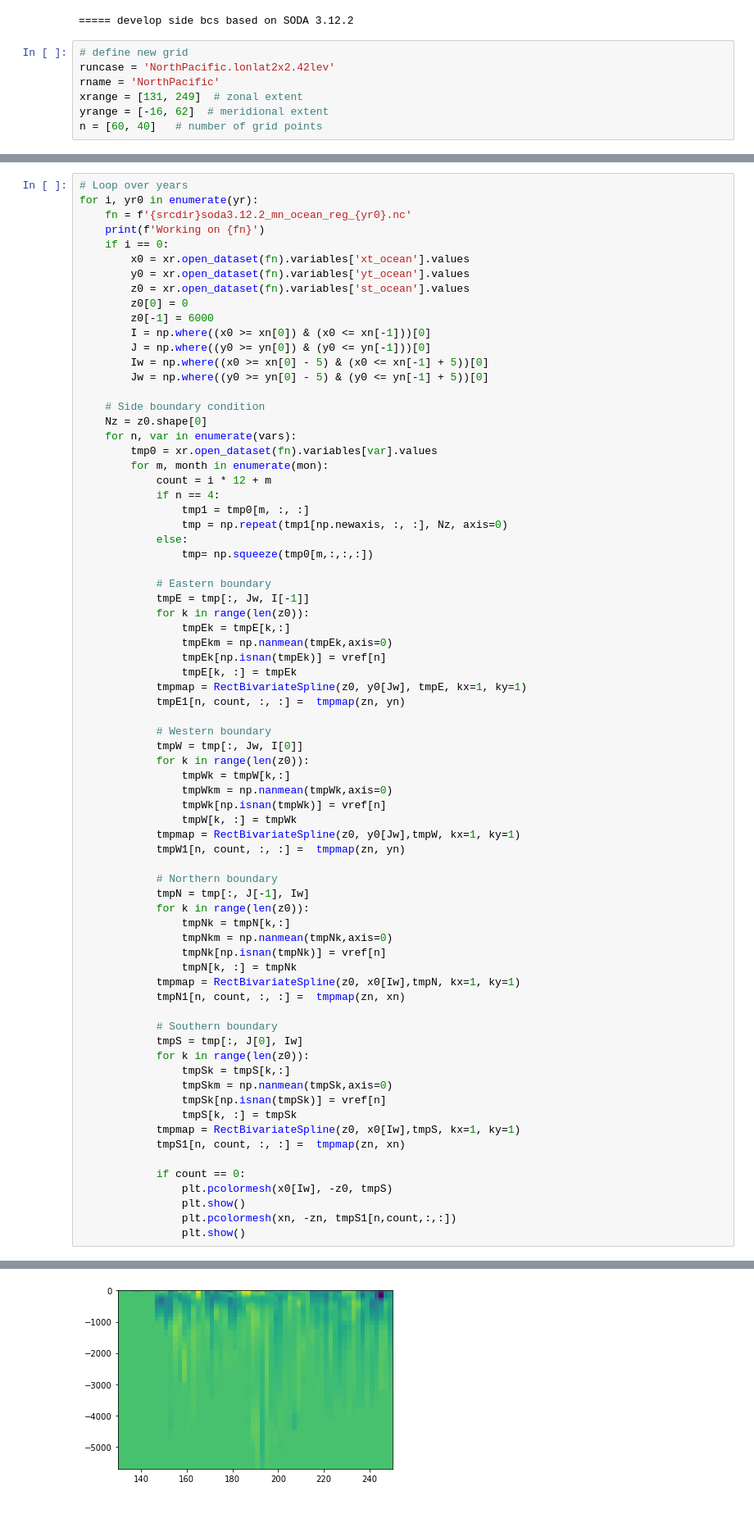
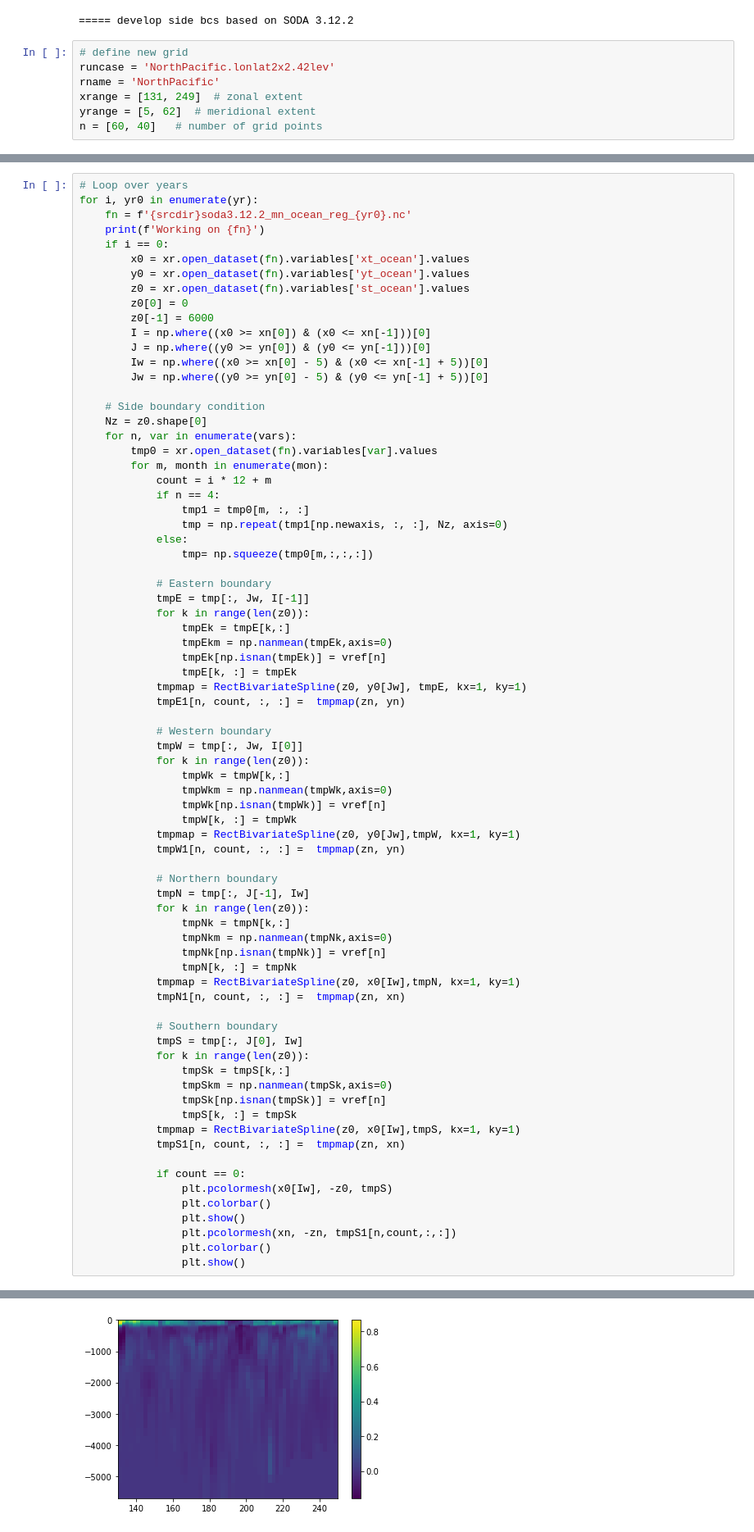
Before and after one commit to takaito1/MITgcm_regional_setup, a Jupyter notebook: create_ocean_bc.ipynb, the cells around one changed output, grey strips where cells are left out. Shown: that part at 82% size. Drawn from its saved outputs; the diff is of its cells as text.

```diff
--- a/create_ocean_bc.ipynb
+++ b/create_ocean_bc.ipynb
@@ -23,7 +23,7 @@ caseroot = './'
 runcase = 'NorthPacific.lonlat2x2.42lev'
 rname = 'NorthPacific'
 xrange = [131, 249]  # zonal extent
-yrange = [-16, 62]  # meridional extent
+yrange = [5, 62]  # meridional extent
 n = [60, 40]   # number of grid points
 # %%
 #define a new grid coordinates
@@ -139,8 +139,10 @@ for i, yr0 in enumerate(yr):
 
             if count == 0:
                 plt.pcolormesh(x0[Iw], -z0, tmpS)
+                plt.colorbar()
                 plt.show()
                 plt.pcolormesh(xn, -zn, tmpS1[n,count,:,:])
+                plt.colorbar()
                 plt.show()
 # %% [output]
 Working on ./soda3.12.2_mn_ocean_reg_1990.nc
@@ -148 +150 @@ Working on ./soda3.12.2_mn_ocean_reg_1990.nc
-[figure, old version]
+[figure, new version]
```
Also changed, not shown: parts of 2 cells of this notebook, 7 other files.
